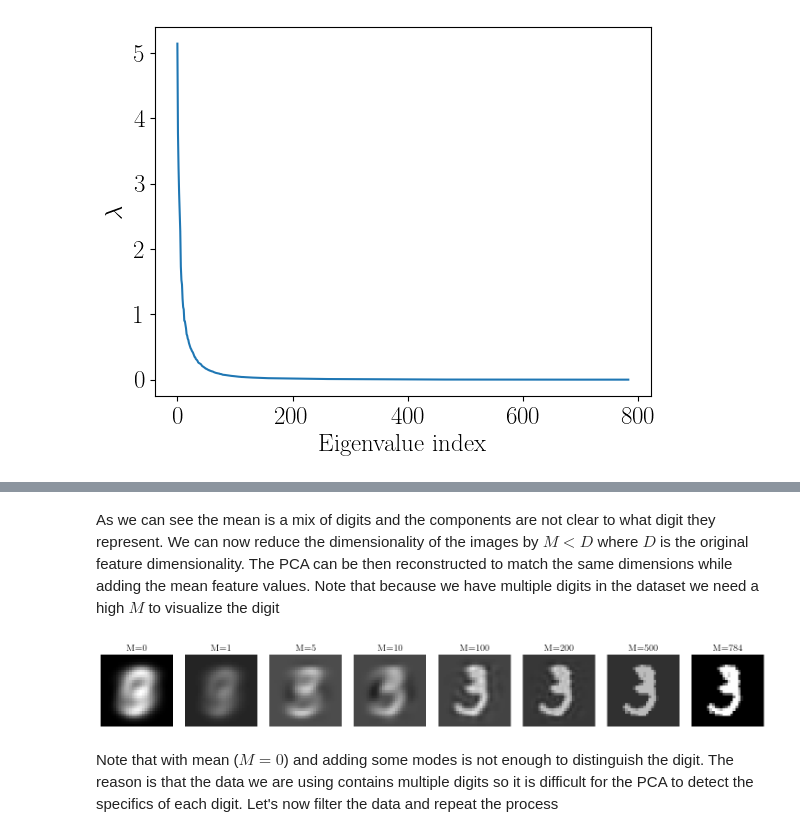
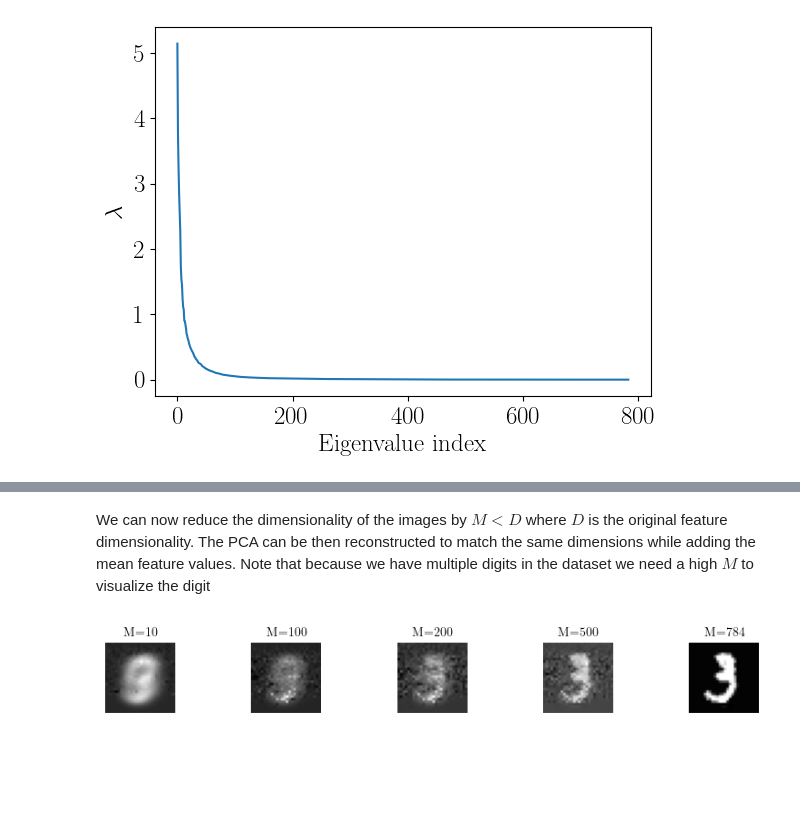
Before and after one commit to ignasiialemany/website_posts, a Jupyter notebook: PCA.ipynb, the cells around one changed output, grey strips where cells are left out. Drawn from its saved outputs; the diff is of its cells as text; code cells hidden in the pictures; blank space fills up the shorter version.

```diff
--- a/PCA.ipynb
+++ b/PCA.ipynb
@@ -91,6 +79,13 @@ The columns of $V$ through SVD are the eigenvectors of the covariance matrix S n
 # %%
-print(X_numpy.shape)
-S = compute_covariance(X_numpy)
+X_numpy_centered = X_numpy - np.mean(X_numpy, axis=0)
+X_numpy_centered_T = X_numpy_centered.T
+
+
+S = np.matmul(X_numpy_centered_T, X_numpy_centered)
+S /= N_samples
+
+print(S.shape)
+
 #visualize matrix
 plt.imshow(S, cmap='gray')
 plt.title('Data Covariance matrix')
@@ -98,6 +93,6 @@ plt.colorbar()
 plt.grid(True, which='both', color='red', linewidth=0.5, alpha=0.3)
 plt.xticks(np.arange(0, 784, 28),labels=[])
 plt.yticks(np.arange(0, 784, 28),labels=[])
-plt.show()
+plt.show()#plot a grid for each pixel
 #turn off x tick labels
 # %% [output]
@@ -155,28 +124,17 @@ lambdas_all, E_all = plot_mean_and_components(X_numpy,5)
 # %% [markdown]
-As we can see the mean is a mix of digits and the components are not clear to what digit they represent.
 We can now reduce the dimensionality of the images by $M<D$ where $D$ is the original feature dimensionality. The PCA can be then reconstructed to match the same dimensions while adding the mean feature values. Note that because we have multiple digits in the dataset we need a high $M$ to visualize the digit
 # %%
-def plot_pca_reconstruction(X,M,eigenvectors):
-    X_numpy_centered = X - np.mean(X, axis=0)
-    N_samples = X.shape[0]
-    _, ax = plt.subplots(1,len(M),figsize=(15,8))
-    ax = ax.flatten()
-    for i,m in enumerate(M):
-        U = eigenvectors[:,:m]
-        X_pca_reduced = np.matmul(X_numpy_centered, U)
-        X_pca_reconstructed = np.matmul(X_pca_reduced, U.T) + np.mean(X_numpy, axis=0)
-        X_pca_reconstructed_reshaped = np.reshape(X_pca_reconstructed, (N_samples, 28, 28))
-        vmin = np.min(X_pca_reconstructed_reshaped)
-        vmax = np.max(X_pca_reconstructed_reshaped)
-        ax[i].imshow(X_pca_reconstructed_reshaped[10,:,:], vmin=vmin, vmax=vmax,cmap='gray')
-        ax[i].axis('off')
-        ax[i].set_title(f'M={m}',fontsize=15)
-    plt.tight_layout()
-    plt.show()
-
-M = [0,1,5,10,100,200,500,784]
-plot_pca_reconstruction(X_numpy,M,E_all)
+M = [10,100,200,500,784]
+fig, ax = plt.subplots(1,len(M),figsize=(10,1))
+ax = ax.flatten()
+for i,m in enumerate(M):
+    U = eigenvectors_sorted[:m].T
+    X_pca_reduced = np.matmul(X_numpy_centered, U)
+    X_pca_reconstructed = np.matmul(X_pca_reduced, U.T) + np.mean(X_numpy, axis=0)
+    X_pca_reconstructed_reshaped = np.reshape(X_pca_reconstructed, (N_samples, 28, 28))
+    ax[i].imshow(X_pca_reconstructed_reshaped[10,:,:], cmap='gray')
+    ax[i].axis('off')
+    ax[i].set_title(f'M={m}',fontsize=10)
+plt.show()
 # %% [output]
-[figure, old version]
+[figure, new version]
-# %% [markdown]
-Note that with mean ($M=0$) and adding some modes is not enough to distinguish the digit. The reason is that the data we are using contains multiple digits so it is difficult for the PCA to detect the specifics of each digit. Let's now filter the data and repeat the process
```
Also changed, not shown: parts of 13 cells of this notebook.
